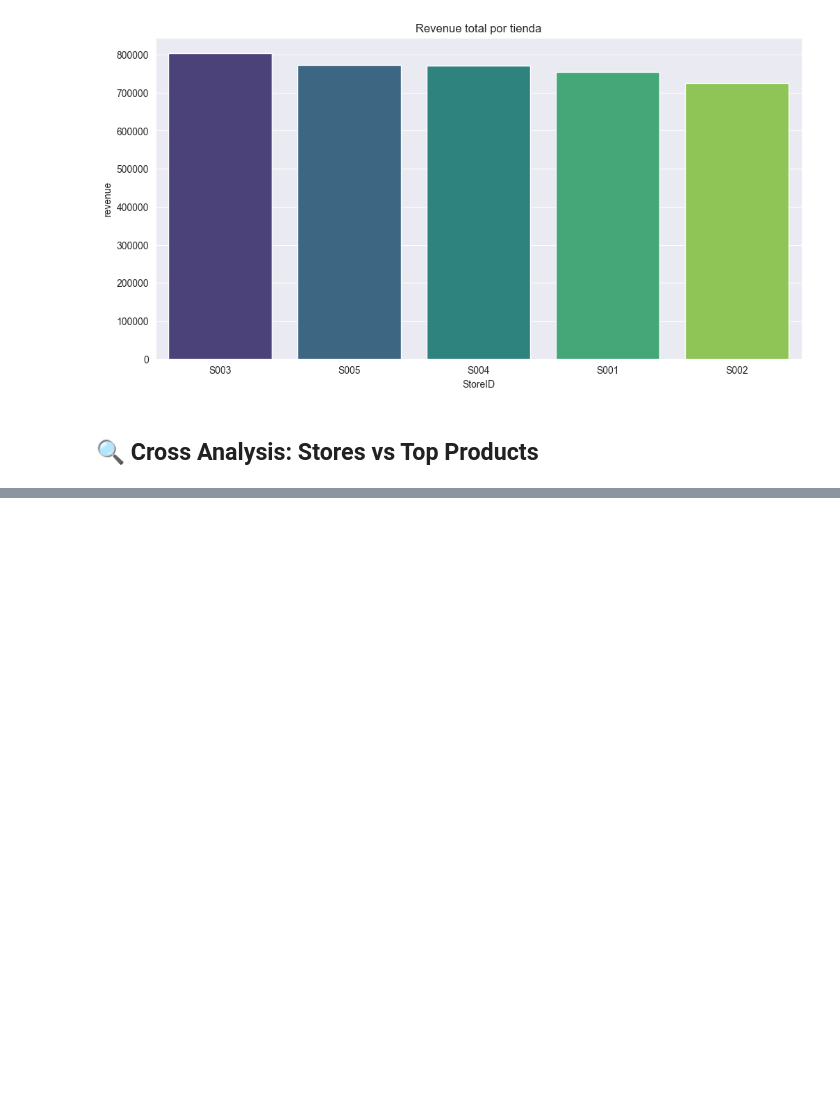
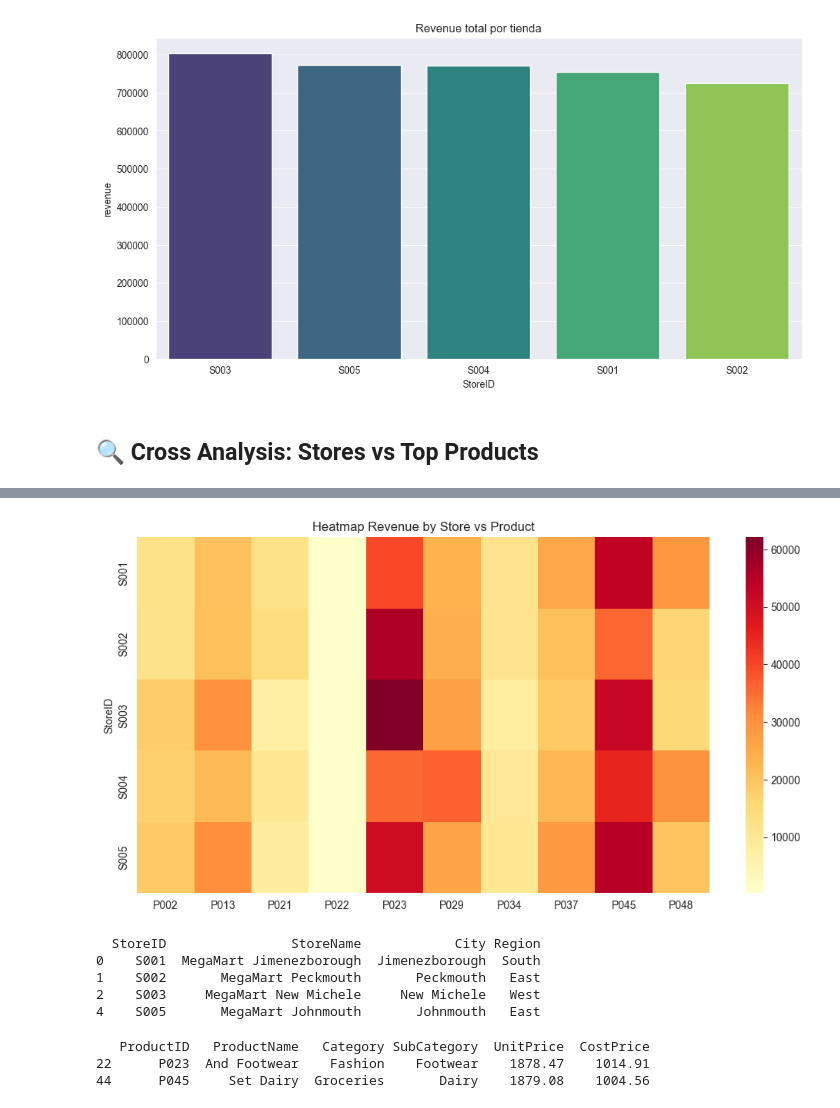
Before and after one commit to cristianarana/data-portfolio, a Jupyter notebook: retail_sales_analysis/notebooks/03_summary_report.ipynb, the cells around one changed output, grey strips where cells are left out. Cells and saved outputs as stored; diff of their text form; code cells hidden in the pictures; blank space fills up the shorter version.

```diff
--- a/retail_sales_analysis/notebooks/03_summary_report.ipynb
+++ b/retail_sales_analysis/notebooks/03_summary_report.ipynb
@@ -64,3 +120,7 @@ Passing `palette` without assigning `hue` is deprecated and will be removed in v
 [figure]
 # %% [markdown]
 ## 🔍 Cross Analysis: Stores vs Top Products
+# %%
+cross = pd.read_csv("../data/cross_table.csv")
+cross.set_index("StoreID", inplace=True)
+cross
@@ -66,0 +135,26 @@ Passing `palette` without assigning `hue` is deprecated and will be removed in v
+# %%
+import seaborn as sns
+import matplotlib.pyplot as plt
+
+plt.figure(figsize=(12,6))
+sns.heatmap(cross, annot=False, cmap="YlOrRd")
+plt.title("Heatmap Revenue by Store vs Product")
+plt.show()
+# %% [output]
+[figure, added]
+# %%
+df_Store = pd.read_csv("../data/Stores.csv")
+print(df_Store.query('StoreID in ("S001","S002","S003","S005")'))
+# %% [output]
+  StoreID                StoreName            City Region
+0    S001  MegaMart Jimenezborough  Jimenezborough  South
+1    S002       MegaMart Peckmouth       Peckmouth   East
+2    S003     MegaMart New Michele     New Michele   West
+4    S005       MegaMart Johnmouth       Johnmouth   East
+# %%
+df_Product = pd.read_csv("../data/Products.csv")
+print(df_Product.query('ProductID in ("P023","P045")'))
+# %% [output]
+   ProductID   ProductName   Category SubCategory  UnitPrice  CostPrice
+22      P023  And Footwear    Fashion    Footwear    1878.47    1014.91
+44      P045     Set Dairy  Groceries       Dairy    1879.08    1004.56
```
Also changed, not shown: parts of 8 cells of this notebook, 1 other file.
